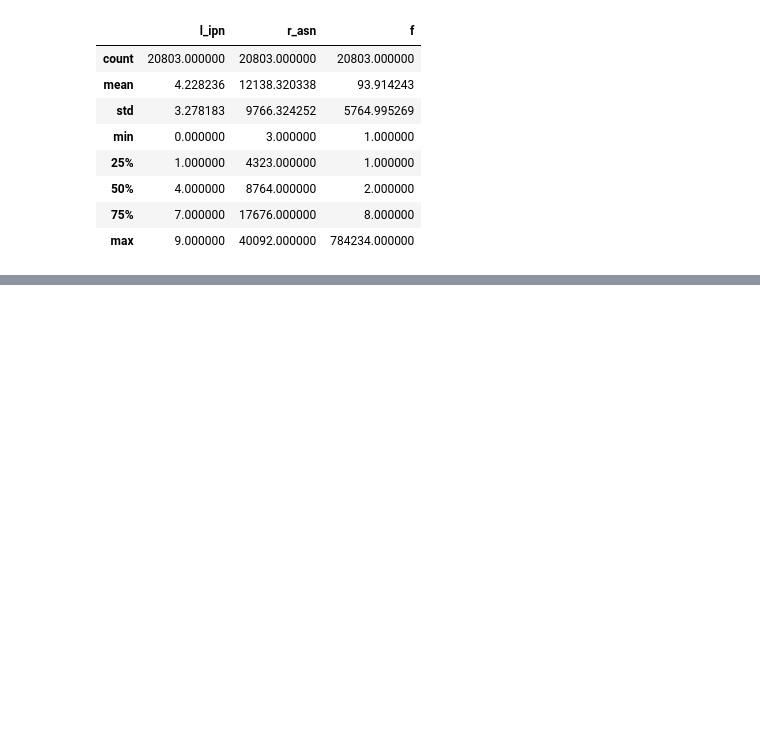
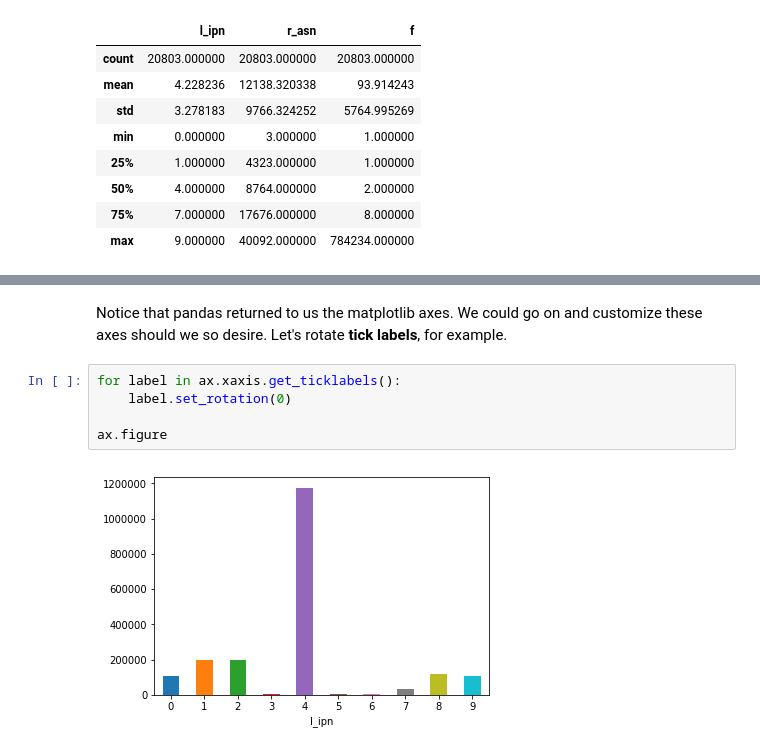
Before and after one commit to fargetan/ASO_100, a Jupyter notebook: Descriptive Analytics PE.ipynb, the cells around one changed output, grey strips where cells are left out. Cells and saved outputs as stored; diff of their text form; blank space fills up the shorter version.

```diff
--- a/Descriptive Analytics PE.ipynb
+++ b/Descriptive Analytics PE.ipynb
@@ -54,0 +352,9 @@ dta.describe()
+# %% [markdown]
+Notice that pandas returned to us the matplotlib axes. We could go on and customize these axes should we so desire. Let's rotate **tick labels**, for example.
+# %%
+for label in ax.xaxis.get_ticklabels():
+    label.set_rotation(0)
+
+ax.figure
+# %% [output]
+[figure, added]
```
Also changed, not shown: parts of 56 cells of this notebook.
